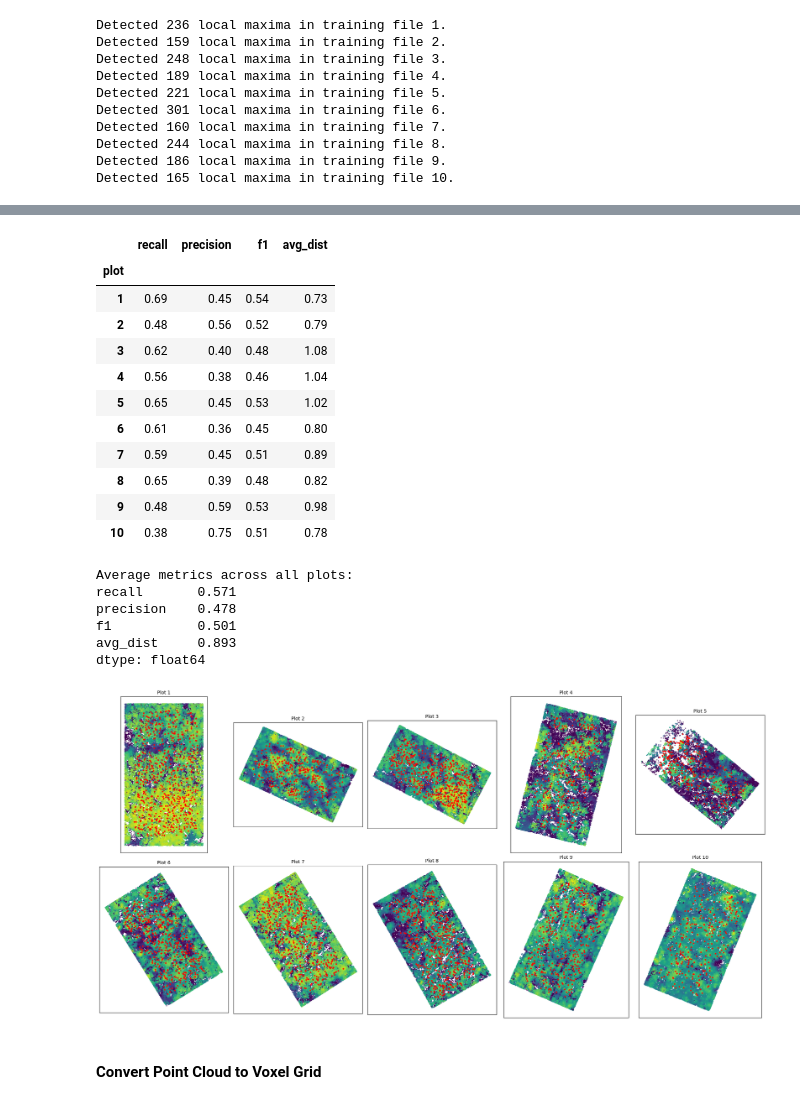
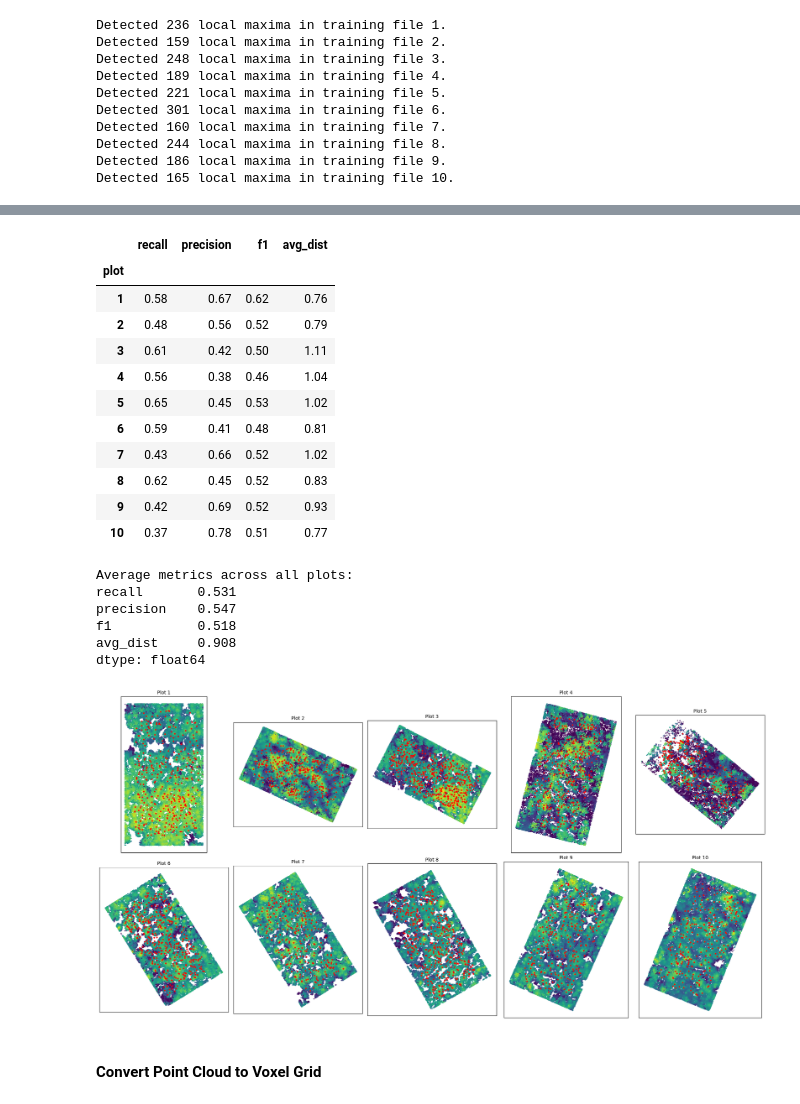
Before and after one commit to pariaighanian/LiDAR-Based-Tree-Detection, a Jupyter notebook: src/main.ipynb, the cells around one changed output, grey strips where cells are left out. Saved outputs shown, nothing was run; the diff lists cells and outputs as text; code cells hidden in the pictures.

```diff
--- a/src/main.ipynb
+++ b/src/main.ipynb
@@ -211,8 +206,7 @@ def match_candidates(
     max_distance: float,
     max_height_difference: float,
 ) -> list[dict]:
-    """Match ground truth trees to candidates.
-    """
+    """Match ground truth trees to candidates."""
 
     distance_matrix = scipy.spatial.distance_matrix(
         x=ground_truth[:, :2],
@@ -478,25 +447,0 @@ Wall time: 11 s
-# %%
-lines_dfs = []
-points_dfs = []
-
-for file_path, matches in raw_matches.items():
-    # Extract plot number from file path
-    plot = int(os.path.basename(file_path).split("_")[-1].split(".")[0])
-
-    # Create GeoDataFrame for points
-    points = gpd.GeoDataFrame(extract_points_from_matches(matches), crs=32640)
-    points["plot"] = plot
-    points_dfs.append(points)
-
-    # Create GeoSeries for lines
-    lines = gpd.GeoSeries(
-        data=[
-            shapely.LineString([m["ground_truth"][:2], m["candidate"][:2]])
-            for m in matches
-            if m["class"] == "TP"
-        ],
-        crs=32640,
-    )
-    lines = lines.to_frame(name="geometry")
-    lines["plot"] = plot
-    lines_dfs.append(lines)
@@ -524,60 +464,56 @@ all_results.query("distance.notnull()").head(n=10)
 # %%
-metrics = all_results.groupby("plot").apply(calculate_metrics, include_groups=False)
-metrics
+lmf_metrics = lmf_detection_results.groupby("plot").apply(calculate_metrics, include_groups=False)
+lmf_metrics
 # %% [output]
 |  | recall | precision | f1 | avg_dist |
 | plot |  |  |  |  |
-| 1 | 0.69 | 0.45 | 0.54 | 0.73 |
+| 1 | 0.58 | 0.67 | 0.62 | 0.76 |
 | 2 | 0.48 | 0.56 | 0.52 | 0.79 |
-| 3 | 0.62 | 0.40 | 0.48 | 1.08 |
+| 3 | 0.61 | 0.42 | 0.50 | 1.11 |
 | 4 | 0.56 | 0.38 | 0.46 | 1.04 |
 | 5 | 0.65 | 0.45 | 0.53 | 1.02 |
-| 6 | 0.61 | 0.36 | 0.45 | 0.80 |
-| 7 | 0.59 | 0.45 | 0.51 | 0.89 |
-| 8 | 0.65 | 0.39 | 0.48 | 0.82 |
-| 9 | 0.48 | 0.59 | 0.53 | 0.98 |
-| 10 | 0.38 | 0.75 | 0.51 | 0.78 |
+| 6 | 0.59 | 0.41 | 0.48 | 0.81 |
+| 7 | 0.43 | 0.66 | 0.52 | 1.02 |
+| 8 | 0.62 | 0.45 | 0.52 | 0.83 |
+| 9 | 0.42 | 0.69 | 0.52 | 0.93 |
+| 10 | 0.37 | 0.78 | 0.51 | 0.77 |
 # %%
 print("\nAverage metrics across all plots:")
-print(metrics.mean(numeric_only=True))
+print(lmf_metrics.mean(numeric_only=True))
 # %% [output]
 Average metrics across all plots:
-recall       0.571
-precision    0.478
-f1           0.501
-avg_dist     0.893
+recall       0.531
+precision    0.547
+f1           0.518
+avg_dist     0.908
 dtype: float64
 # %%
 fig, axes = plt.subplots(2, 5, figsize=(20, 10))
 axes = axes.flatten()
 
-for idx, (file_path, matches) in enumerate(raw_matches.items()):
-    plot = int(os.path.basename(file_path).split("_")[-1].split(".")[0])
-
-    las = load_las_file(file_path)
-    cloud = normalize_cloud_height(las)
+for idx, (plot, matches) in enumerate(raw_matches.items()):
+    cloud = preprocessed_data[plot - 1]
     local_maxima = np.array([
         m["candidate"] for m in matches if m["class"] in ["TP", "FP"]
     ])
 
     ax = axes[idx]
 
     sc = ax.scatter(cloud[:, 0], cloud[:, 1], c=cloud[:, 2], s=1, cmap="viridis")
 
     # Plot local maxima in red
     if len(local_maxima) > 0:
         ax.scatter(local_maxima[:, 0], local_maxima[:, 1], c="red", s=5, label="Local Maxima")
 
     ax.set_title(f"Plot {plot}", fontsize=10)
     ax.set_aspect("equal")
     ax.set_xticks([])
     ax.set_yticks([])
 
-
 plt.tight_layout()
 plt.show()
 # %% [output]
-[figure, old version]
+[figure, new version]
 # %% [markdown]
 #### Convert Point Cloud to Voxel Grid
 # %% [markdown]
```
Also changed, not shown: parts of 10 cells of this notebook, 6 other files.
